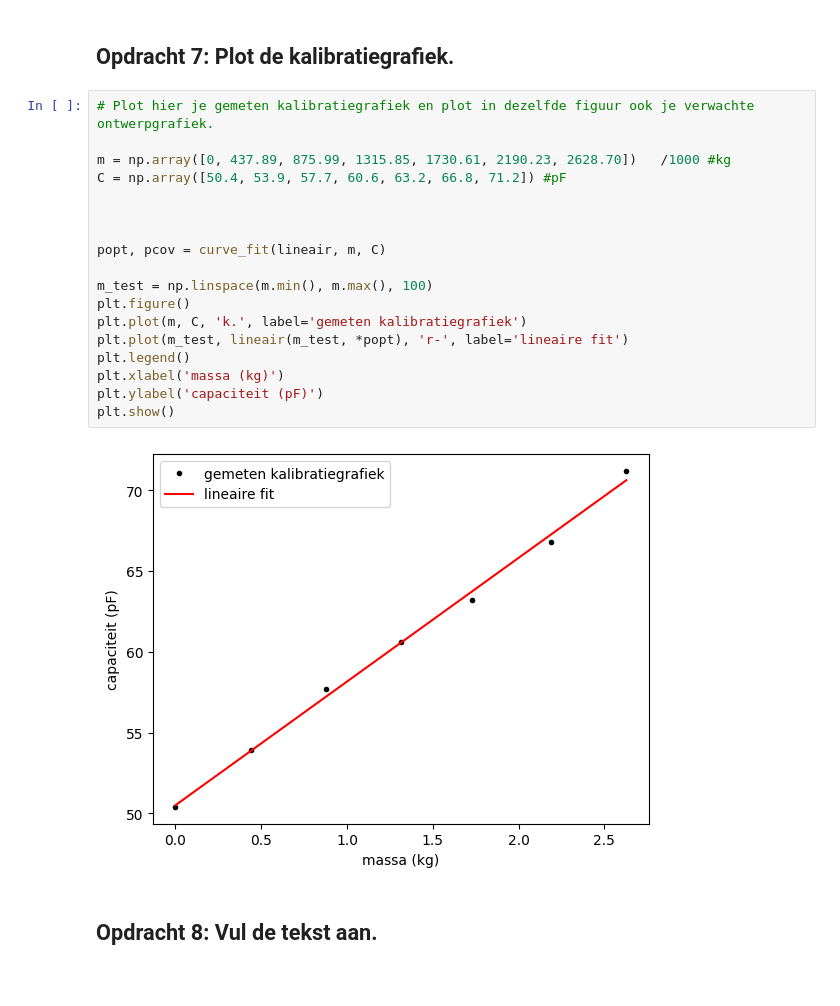
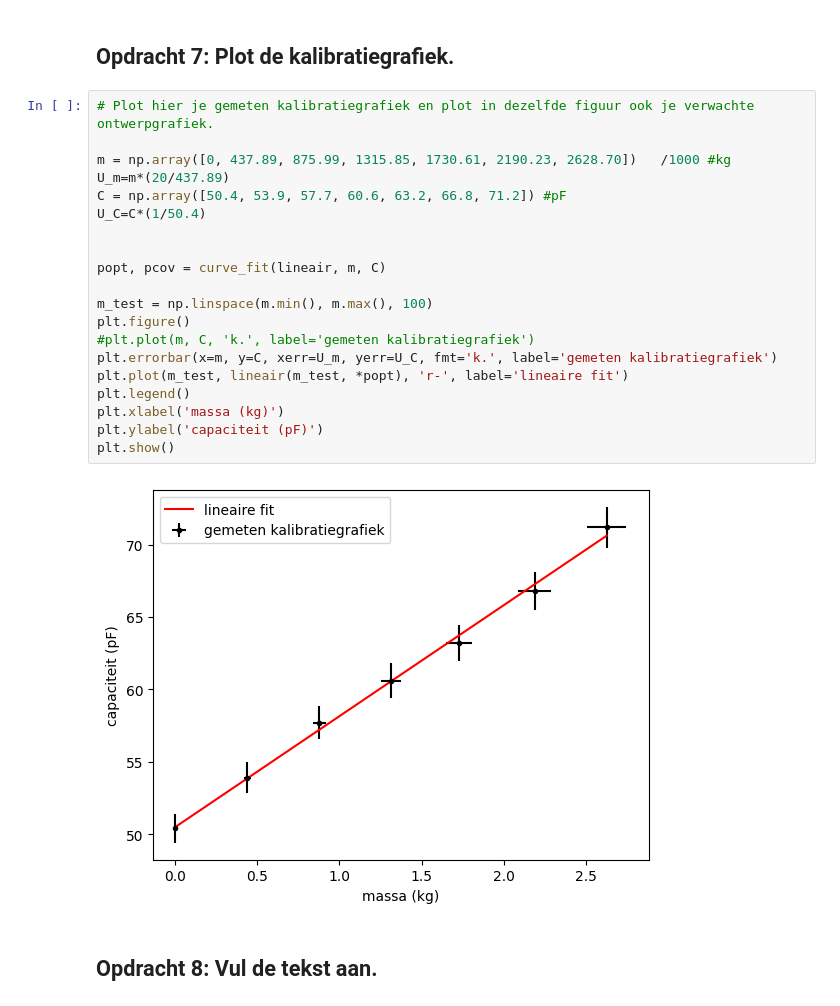
Before and after one commit to zidu2006/opdrachten-DEF-D, a Jupyter notebook: FysiekeOntwerpopdrachten/2OntwerpEenSensorCondensator/DEFOntwerpopdracht2OntwerpEenSensorInvulTemplate.ipynb, the cells around one changed output. Cells and saved outputs as stored; diff of their text form.

```diff
--- a/FysiekeOntwerpopdrachten/2OntwerpEenSensorCondensator/DEFOntwerpopdracht2OntwerpEenSensorInvulTemplate.ipynb
+++ b/FysiekeOntwerpopdrachten/2OntwerpEenSensorCondensator/DEFOntwerpopdracht2OntwerpEenSensorInvulTemplate.ipynb
@@ -131,23 +140,25 @@ b = 125.50 pF
 # %%
 # Plot hier je gemeten kalibratiegrafiek en plot in dezelfde figuur ook je verwachte ontwerpgrafiek.
 
 m = np.array([0, 437.89, 875.99, 1315.85, 1730.61, 2190.23, 2628.70])   /1000 #kg
+U_m=m*(20/437.89)
 C = np.array([50.4, 53.9, 57.7, 60.6, 63.2, 66.8, 71.2]) #pF
-
+U_C=C*(1/50.4)
 
 
 popt, pcov = curve_fit(lineair, m, C)
 
 m_test = np.linspace(m.min(), m.max(), 100)
 plt.figure()
-plt.plot(m, C, 'k.', label='gemeten kalibratiegrafiek')
+#plt.plot(m, C, 'k.', label='gemeten kalibratiegrafiek')
+plt.errorbar(x=m, y=C, xerr=U_m, yerr=U_C, fmt='k.', label='gemeten kalibratiegrafiek')
 plt.plot(m_test, lineair(m_test, *popt), 'r-', label='lineaire fit')
 plt.legend()
 plt.xlabel('massa (kg)')
 plt.ylabel('capaciteit (pF)')
 plt.show()
 # %% [output]
-[figure, old version]
+[figure, new version]
 # %% [markdown]
 ## Opdracht 8: Vul de tekst aan.
 # %% [markdown]
```
Also changed, not shown: parts of 6 cells of this notebook.
